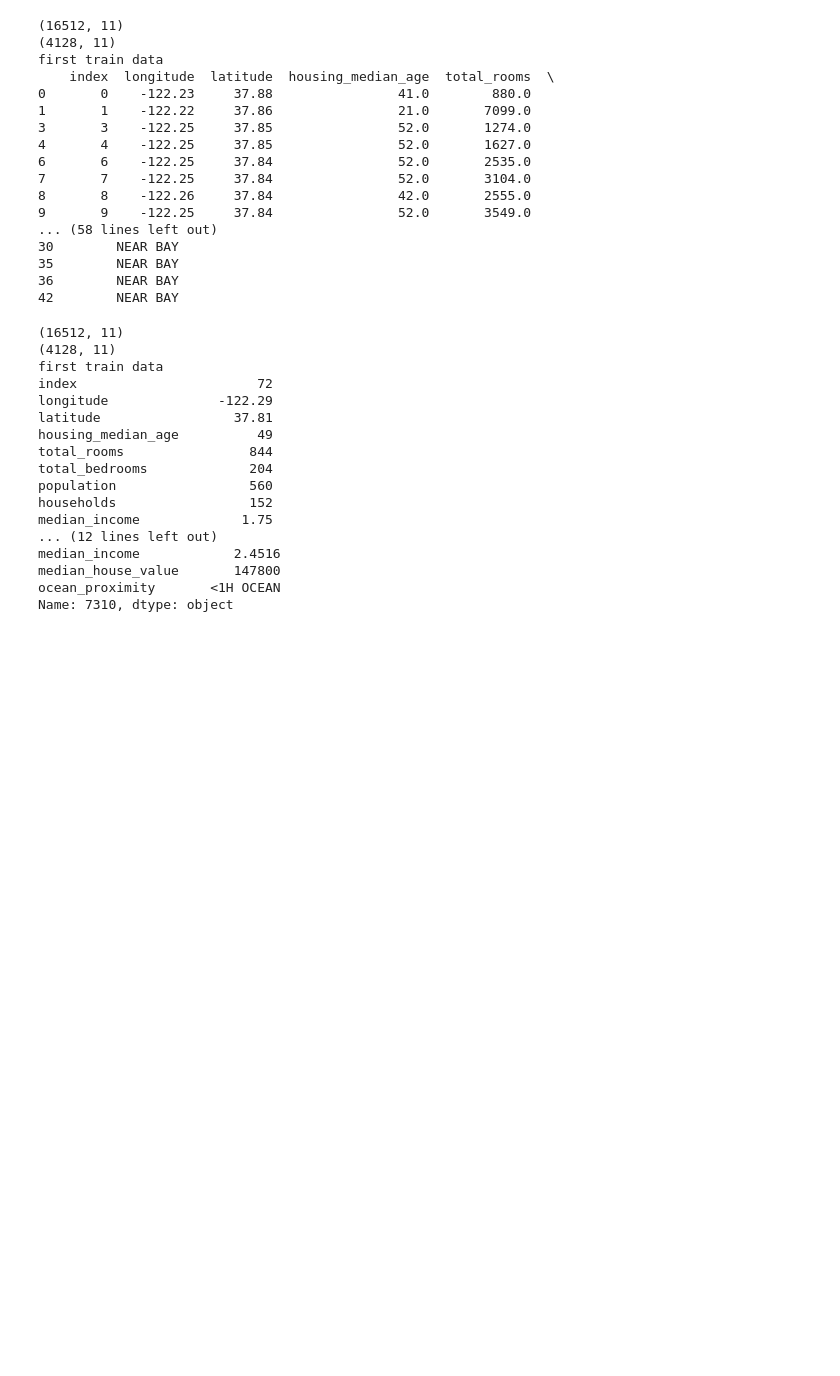
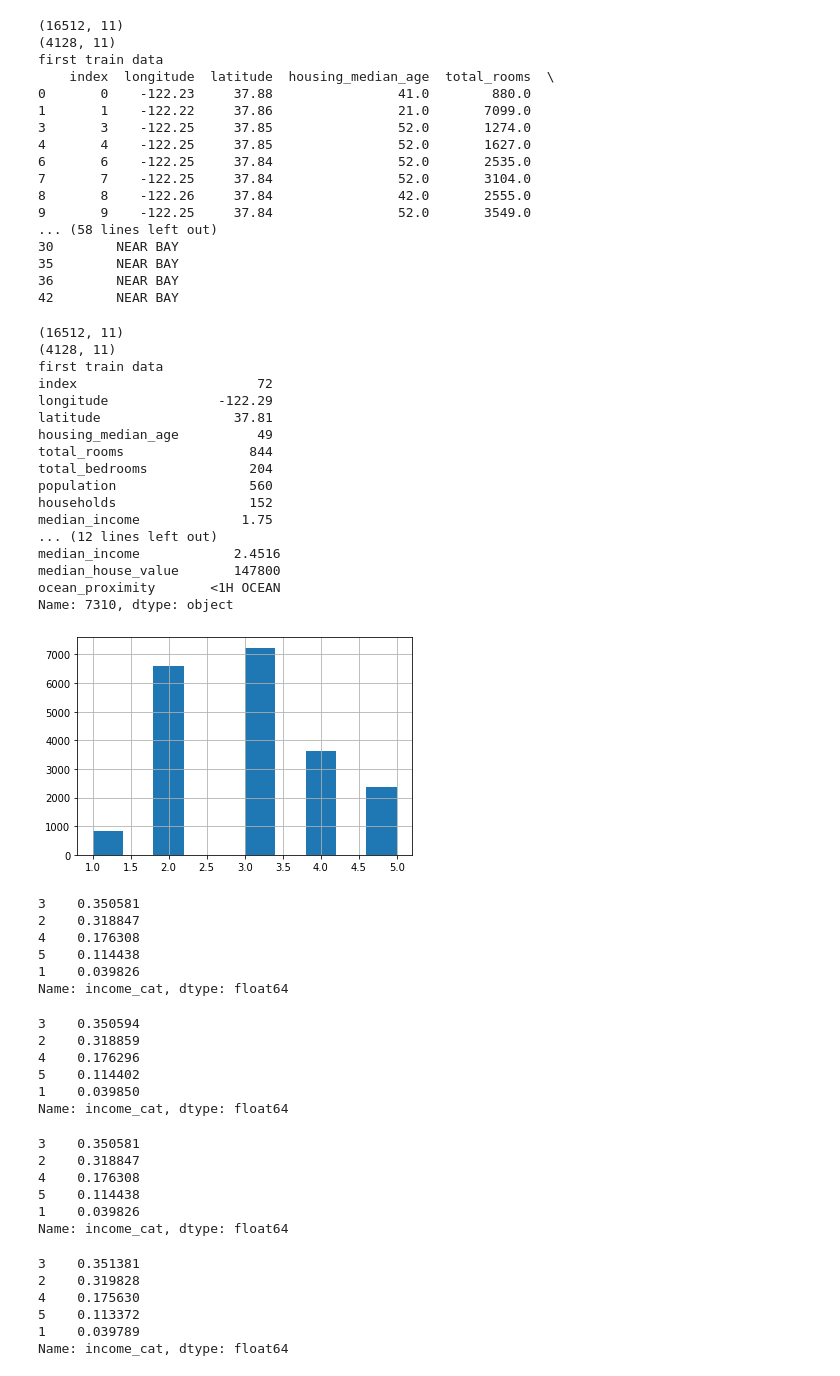
Before and after one commit to korntewin/practice-handson-ml2, a Jupyter notebook: ch2 end to end ml project - house_pricing_analysis.ipynb, the cells around one changed output. Drawn from its saved outputs; the diff is of its cells as text; code cells hidden in the pictures; blank space fills up the shorter version.

Commit message:
update user stratified split in housing price predictin

```diff
--- a/ch2 end to end ml project - house_pricing_analysis.ipynb
+++ b/ch2 end to end ml project - house_pricing_analysis.ipynb
@@ -171,3 +171,23 @@ median_income            2.4516
 median_house_value       147800
 ocean_proximity       <1H OCEAN
 Name: 7310, dtype: object
+# %%
+housing_data['income_cat'] = pd.cut(
+    housing_data['median_income'],
+    bins=[0., 1.5, 3.0, 4.5, 6., np.inf],
+    labels=[1,2,3,4,5]
+)
+# %%
+housing_data['income_cat'].hist()
+plt.show()
+# %% [output]
+[figure, added]
+# %%
+print(housing_data['income_cat'].value_counts()/len(housing_data))
+# %% [output]
+3    0.350581
+2    0.318847
+4    0.176308
+5    0.114438
+1    0.039826
+Name: income_cat, dtype: float64
@@ -173,0 +203,20 @@ Name: 7310, dtype: object
+# %%
+# stra distribution
+stra_train['income_cat'].value_counts()/len(stra_train)
+# %% [output]
+3    0.350594
+2    0.318859
+4    0.176296
+5    0.114402
+1    0.039850
+Name: income_cat, dtype: float64
+# %%
+# orig distribution
+housing_data['income_cat'].value_counts()/len(housing_data)
+# %% [output]
+3    0.350581
+2    0.318847
+4    0.176308
+5    0.114438
+1    0.039826
+Name: income_cat, dtype: float64
@@ -173,0 +228,10 @@ Name: 7310, dtype: object
+# %%
+# split with out strat distribution
+train_set['income_cat'].value_counts()/len(train_set)
+# %% [output]
+3    0.351381
+2    0.319828
+4    0.175630
+5    0.113372
+1    0.039789
+Name: income_cat, dtype: float64
```
Also changed, not shown: parts of 6 cells of this notebook.
